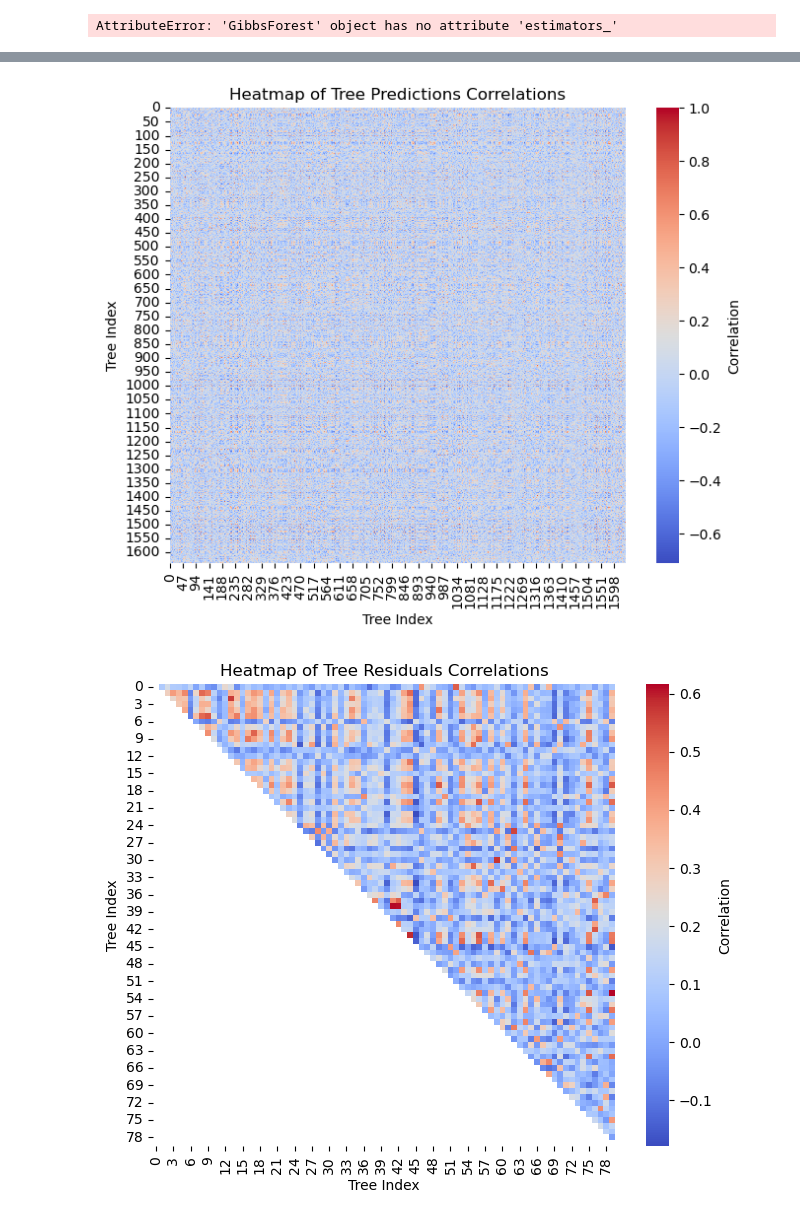
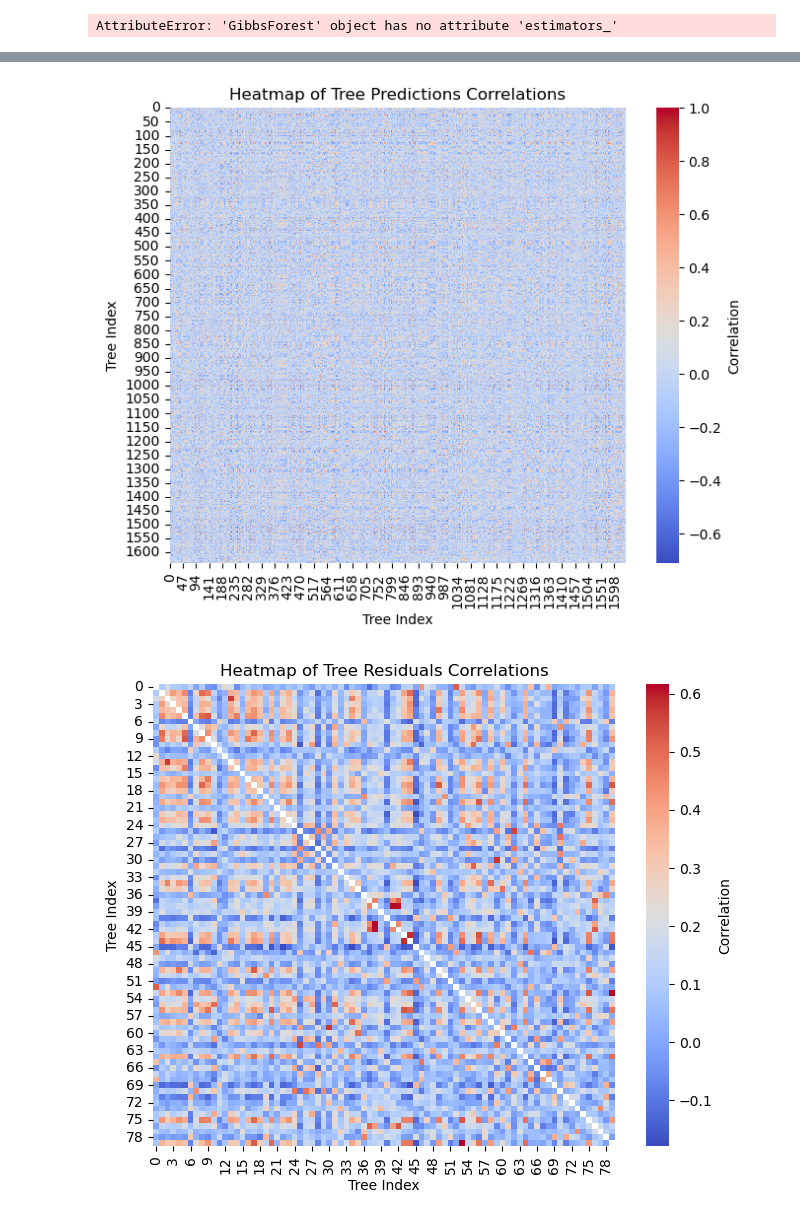
Before and after one commit to ashlab11/GibbsForest, a Jupyter notebook: scripts/OpenML.ipynb, the cells around one changed output, grey strips where cells are left out. Cells and saved outputs as stored; diff of their text form; code cells hidden in the pictures.

```diff
--- a/scripts/OpenML.ipynb
+++ b/scripts/OpenML.ipynb
@@ -344,7 +344,7 @@ plt.show()
 # 11. Correlation Heatmap for Tree Residuals
 # -------------------------------
 plt.figure(figsize=(8, 6))
-sns.heatmap(resid_corr_matrix, cmap="coolwarm", square=True, cbar_kws={'label': 'Correlation'}, mask = np.diag(*resid_corr_matrix.shape))
+sns.heatmap(resid_corr_matrix, cmap="coolwarm", square=True, cbar_kws={'label': 'Correlation'}, mask = np.eye(*resid_corr_matrix.shape))
 plt.title("Heatmap of Tree Residuals Correlations")
 plt.xlabel("Tree Index")
 plt.ylabel("Tree Index")
@@ -352,34 +352,34 @@ plt.show()
 
 # -------------------------------
 # 12. Boxplots for Individual Tree MSE and MAE
 # -------------------------------
 plt.figure(figsize=(12, 5))
 plt.subplot(1, 2, 1)
 sns.boxplot(data=tree_mse)
 plt.title("Boxplot of Individual Tree MSE")
 plt.xlabel("Trees")
 plt.ylabel("MSE")
 
 plt.subplot(1, 2, 2)
 sns.boxplot(data=tree_mae)
 plt.title("Boxplot of Individual Tree MAE")
 plt.xlabel("Trees")
 plt.ylabel("MAE")
 plt.tight_layout()
 plt.show()
 # %% [output]
 Mean correlation among tree predictions: 0.0101
 Mean correlation among tree residuals: 0.1184
 Average individual tree MSE: 0.1649
 Ensemble MSE: 0.0191
 Average individual tree MAE: 0.3021
 Ensemble MAE: 0.1084
 Average variance of tree predictions across samples: 0.1459
 Ambiguity (Average tree MSE - Ensemble MSE): 0.1459
 Not all trees have a 'feature_importances_' attribute.
 [figure]
 [figure]
-[figure, old version]
+[figure, new version]
 [figure]
 # %%
 split_counts = [tree.num_splits for tree in dyna._trees]
```
Also changed, not shown: 7 other files.
